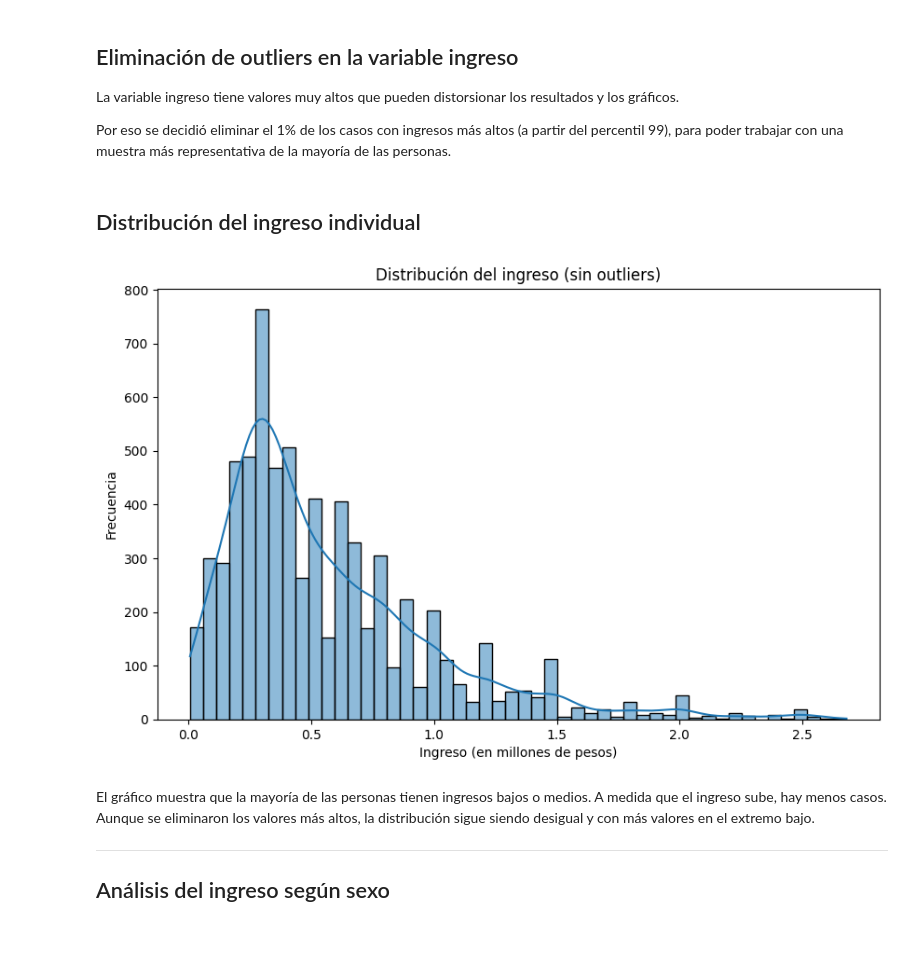
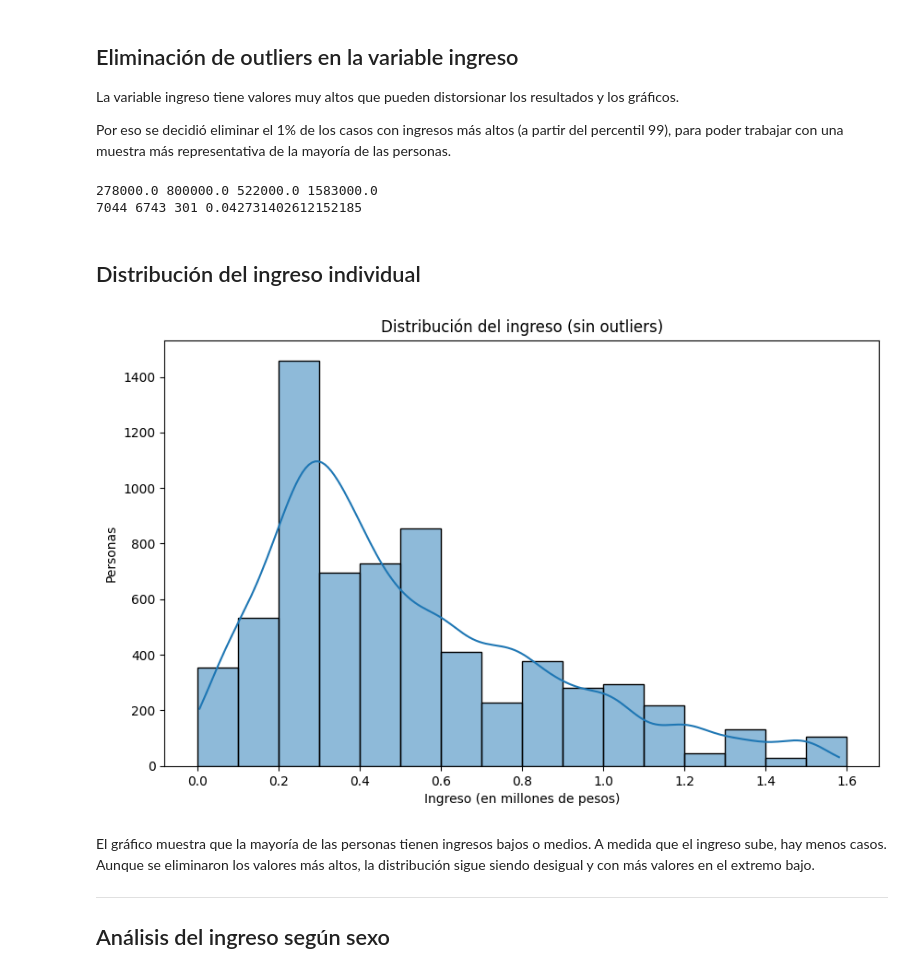
Before and after one commit to LMatiPerez/AnalisisDeDatosI_G5, a Jupyter notebook: procesamiento_bases.ipynb, the cells around one changed output. Cells and saved outputs as stored; diff of their text form; code cells hidden in the pictures; blank space fills up the shorter version.

Commit message:
Outliers

```diff
--- a/procesamiento_bases.ipynb
+++ b/procesamiento_bases.ipynb
@@ -402,21 +407,29 @@ La variable ingreso tiene valores muy altos que pueden distorsionar los resultad
 Por eso se decidió eliminar el 1% de los casos con ingresos más altos (a partir del percentil 99), para poder trabajar con una muestra más representativa de la mayoría de las personas.
 # %%
 # Calcular el percentil 99
+q1, q3 = df_final['ingreso'].quantile([0.25,0.75])
+iqr = q3 - q1
+print(q1, q3, q3 -q1, q3+iqr*1.5)
+
 p99 = df_final['ingreso'].quantile(0.99)
 
 # Filtrar el dataframe sin los ingresos más altos (top 1%)
-df_sin_outliers = df_final[df_final['ingreso'] <= p99]
+df_sin_outliers = df_final[df_final['ingreso'] <= q3+iqr*1.5]
+print(len(df_final), len(df_sin_outliers), len(df_final[df_final['ingreso'] > q3+iqr*1.5]), len(df_final[df_final['ingreso'] > q3+iqr*1.5])/len(df_final))
+# %% [output]
+278000.0 800000.0 522000.0 1583000.0
+7044 6743 301 0.042731402612152185
 # %% [markdown]
 ## Distribución del ingreso individual
 # %%
 plt.figure(figsize=(10, 6))
-sns.histplot(df_sin_outliers['ingreso'] / 1_000_000, bins=50, kde=True)
+sns.histplot(df_sin_outliers['ingreso'] / 1_000_000, binwidth=0.1, binrange=(0,1.6), kde=True)
 plt.title("Distribución del ingreso (sin outliers)")
 plt.xlabel("Ingreso (en millones de pesos)")
-plt.ylabel("Frecuencia")
+plt.ylabel("Personas")
 plt.show()
 # %% [output]
-[figure, old version]
+[figure, new version]
 # %% [markdown]
 El gráfico muestra que la mayoría de las personas tienen ingresos bajos o medios. A medida que el ingreso sube, hay menos casos. Aunque se eliminaron los valores más altos, la distribución sigue siendo desigual y con más valores en el extremo bajo.
 
```
Also changed, not shown: parts of 23 cells of this notebook.
